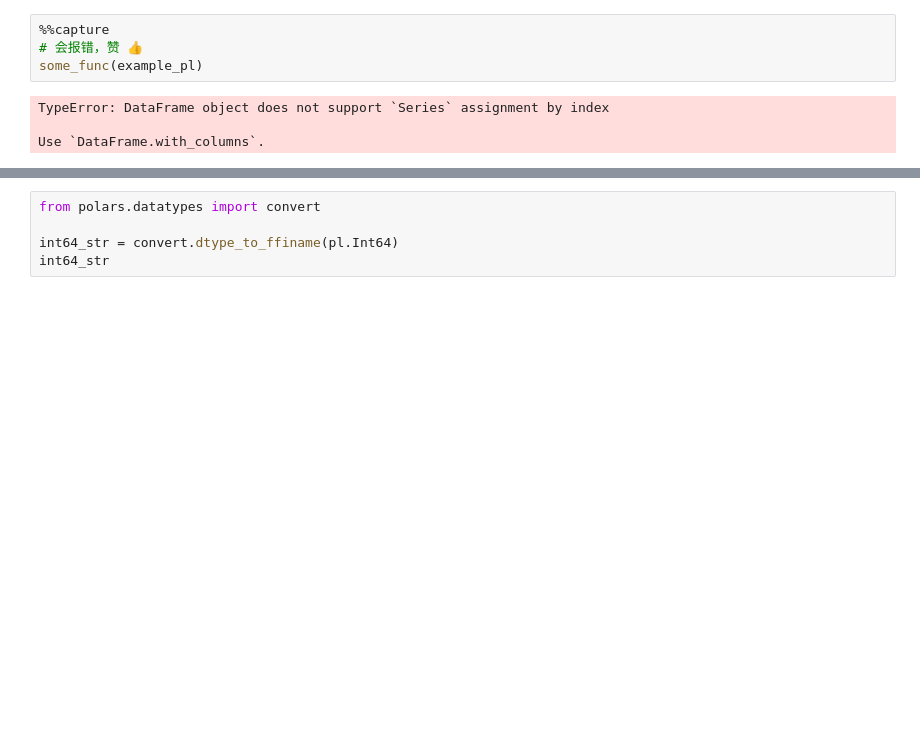
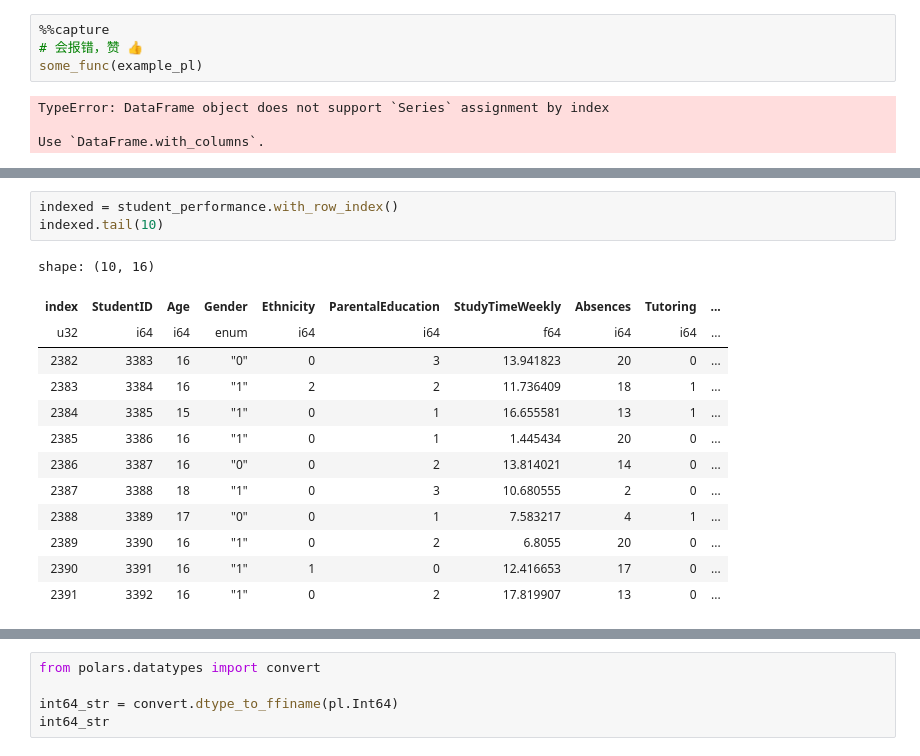
Before and after one commit to maspectra/learn-polars, a Jupyter notebook: presentation.ipynb, the cells around one changed output, grey strips where cells are left out. Saved outputs shown, nothing was run; the diff lists cells and outputs as text; blank space fills up the shorter version.

```diff
--- a/presentation.ipynb
+++ b/presentation.ipynb
@@ -174,0 +420,17 @@ Use `DataFrame.with_columns`.
+# %%
+indexed = student_performance.with_row_index()
+indexed.tail(10)
+# %% [output]
+shape: (10, 16)
+| index | StudentID | Age | Gender | Ethnicity | ParentalEducation | StudyTimeWeekly | Absences | Tutoring | ... |
+| u32 | i64 | i64 | enum | i64 | i64 | f64 | i64 | i64 | ... |
+| 2382 | 3383 | 16 | "0" | 0 | 3 | 13.941823 | 20 | 0 | ... |
+| 2383 | 3384 | 16 | "1" | 2 | 2 | 11.736409 | 18 | 1 | ... |
+| 2384 | 3385 | 15 | "1" | 0 | 1 | 16.655581 | 13 | 1 | ... |
+| 2385 | 3386 | 16 | "1" | 0 | 1 | 1.445434 | 20 | 0 | ... |
+| 2386 | 3387 | 16 | "0" | 0 | 2 | 13.814021 | 14 | 0 | ... |
+| 2387 | 3388 | 18 | "1" | 0 | 3 | 10.680555 | 2 | 0 | ... |
+| 2388 | 3389 | 17 | "0" | 0 | 1 | 7.583217 | 4 | 1 | ... |
+| 2389 | 3390 | 16 | "1" | 0 | 2 | 6.8055 | 20 | 0 | ... |
+| 2390 | 3391 | 16 | "1" | 1 | 0 | 12.416653 | 17 | 0 | ... |
+| 2391 | 3392 | 16 | "1" | 0 | 2 | 17.819907 | 13 | 0 | ... |
```
Also changed, not shown: parts of 64 cells of this notebook, 5 other files.
